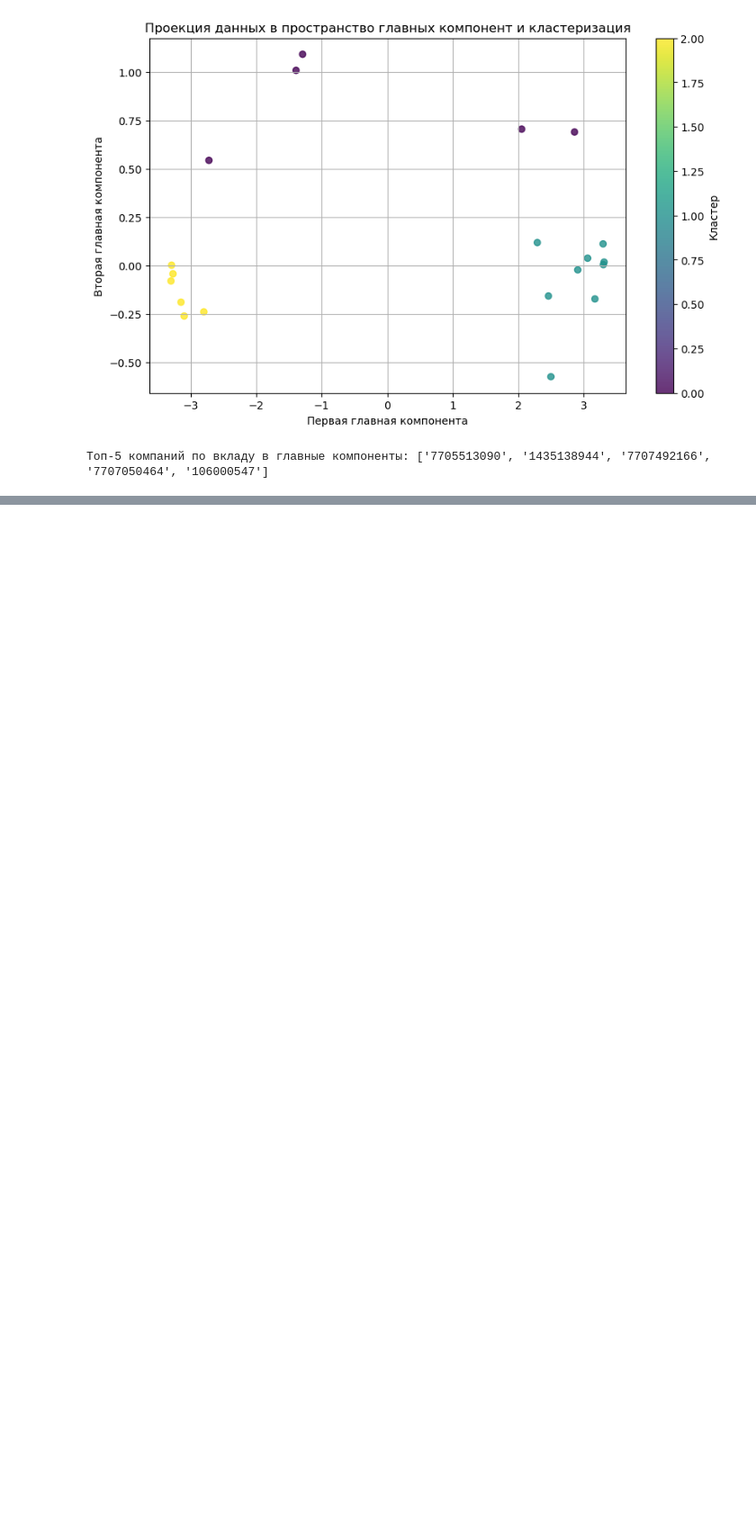
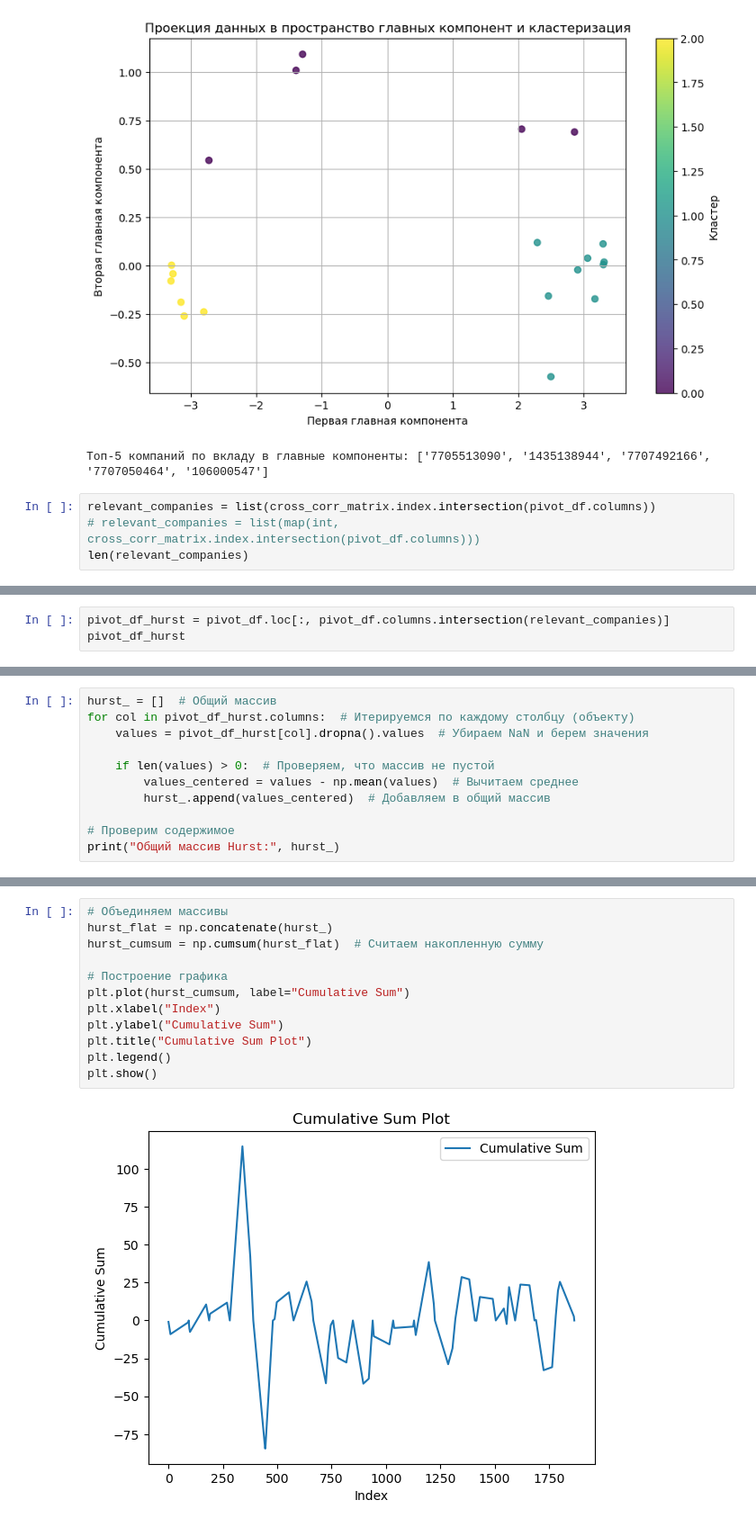
Before and after one commit to DanLip02/Ratings-analysis-project, a Jupyter notebook: jupyter_books/cross_cor_svd_resempl.ipynb, the cells around one changed output, grey strips where cells are left out. Shown at 90% size. Cells and saved outputs as stored; diff of their text form; blank space fills up the shorter version.

```diff
--- a/jupyter_books/cross_cor_svd_resempl.ipynb
+++ b/jupyter_books/cross_cor_svd_resempl.ipynb
@@ -336,3 +338,7 @@ print("Топ-5 компаний по вкладу в главные компо
 # %% [output]
 [figure]
 Топ-5 компаний по вкладу в главные компоненты: ['7705513090', '1435138944', '7707492166', '7707050464', '106000547']
+# %%
+relevant_companies = list(cross_corr_matrix.index.intersection(pivot_df.columns))
+# relevant_companies = list(map(int, cross_corr_matrix.index.intersection(pivot_df.columns)))
+len(relevant_companies)
@@ -338,0 +370,3 @@ print("Топ-5 компаний по вкладу в главные компо
+# %%
+pivot_df_hurst = pivot_df.loc[:, pivot_df.columns.intersection(relevant_companies)]
+pivot_df_hurst
@@ -338,0 +388,11 @@ print("Топ-5 компаний по вкладу в главные компо
+# %%
+hurst_ = []  # Общий массив
+for col in pivot_df_hurst.columns:  # Итерируемся по каждому столбцу (объекту)
+    values = pivot_df_hurst[col].dropna().values  # Убираем NaN и берем значения
+
+    if len(values) > 0:  # Проверяем, что массив не пустой
+        values_centered = values - np.mean(values)  # Вычитаем среднее
+        hurst_.append(values_centered)  # Добавляем в общий массив
+
+# Проверим содержимое
+print("Общий массив Hurst:", hurst_)
@@ -338,0 +417,14 @@ print("Топ-5 компаний по вкладу в главные компо
+# %%
+# Объединяем массивы
+hurst_flat = np.concatenate(hurst_)
+hurst_cumsum = np.cumsum(hurst_flat)  # Считаем накопленную сумму
+
+# Построение графика
+plt.plot(hurst_cumsum, label="Cumulative Sum")
+plt.xlabel("Index")
+plt.ylabel("Cumulative Sum")
+plt.title("Cumulative Sum Plot")
+plt.legend()
+plt.show()
+# %% [output]
+[figure, added]
```
Also changed, not shown: parts of 15 cells of this notebook.
